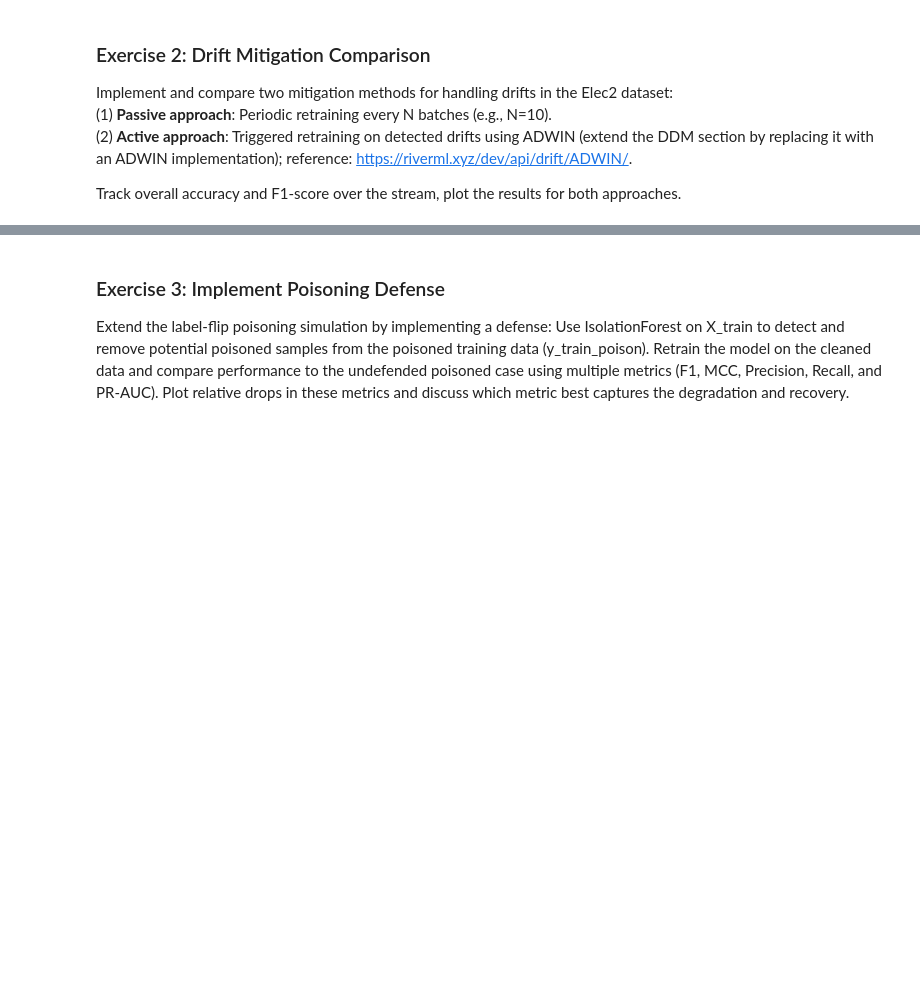
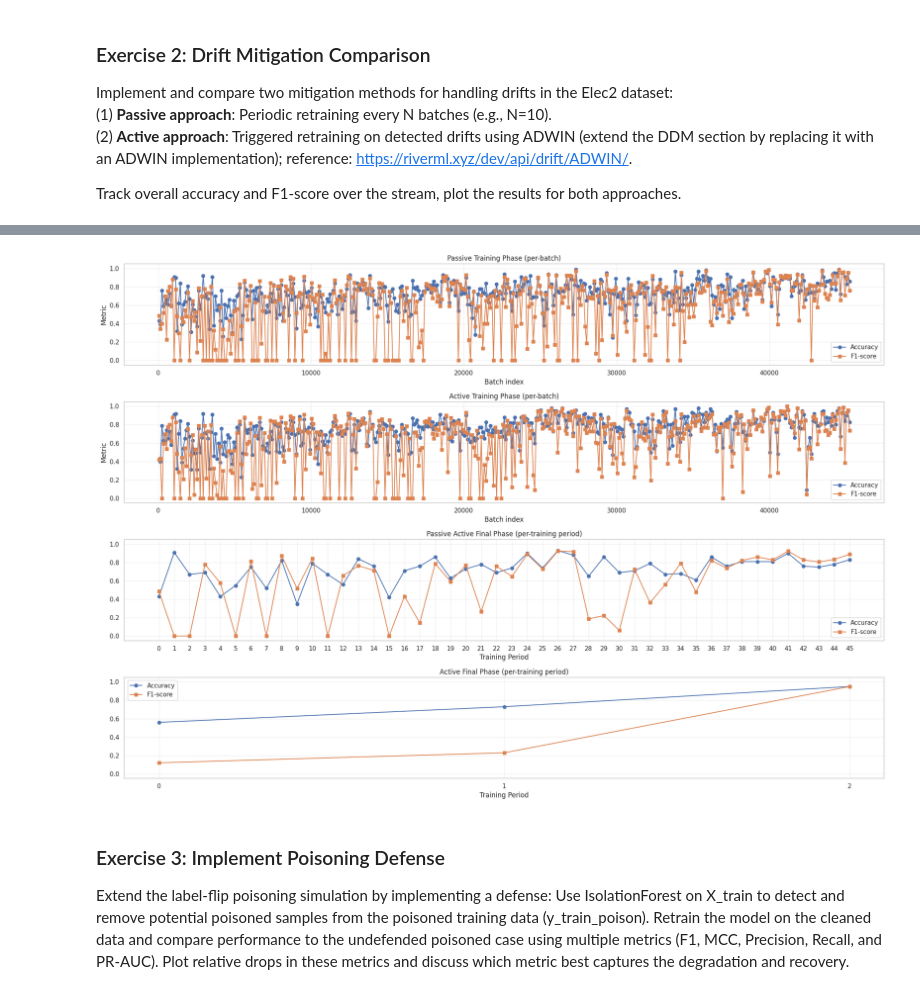
Before and after one commit to Affapple/ai_cyber_pratical_classes, a Jupyter notebook: src/08_anomaly/Anomaly_detection_drift.ipynb, the cells around one changed output, grey strips where cells are left out. Cells and saved outputs as stored; diff of their text form; code cells hidden in the pictures; blank space fills up the shorter version.

```diff
--- a/src/08_anomaly/Anomaly_detection_drift.ipynb
+++ b/src/08_anomaly/Anomaly_detection_drift.ipynb
@@ -582,7 +582,7 @@ else:
 
     # Parameters
     INITIAL_TRAIN_SIZE = 500
-    BATCH_SIZE = 100
+    batch_size = 100
     MIN_INSTANCES = 100  # Min samples before DDM stats stabilize
 
     # Initialize model and scaler
@@ -607,9 +607,9 @@ else:
 
     print('Starting prequential evaluation with DDM drift detection...')
 
-    for i in tqdm(range(INITIAL_TRAIN_SIZE, len(X_stream) - BATCH_SIZE, BATCH_SIZE)):
-        X_batch = X_stream[i:i+BATCH_SIZE]
-        y_batch = y_stream[i:i+BATCH_SIZE]
+    for i in tqdm(range(INITIAL_TRAIN_SIZE, len(X_stream) - batch_size, batch_size)):
+        X_batch = X_stream[i:i+batch_size]
+        y_batch = y_stream[i:i+batch_size]
         X_batch_scaled = scaler_online.transform(X_batch)
 
         # Predict and get error
@@ -617,7 +617,7 @@ else:
         batch_acc = accuracy_score(y_batch, y_pred)
         batch_error = 1 - batch_acc
         accuracies.append(batch_acc)
-        batch_indices.append(i + BATCH_SIZE // 2)
+        batch_indices.append(i + batch_size // 2)
 
         # Update DDM per instance (simulate stream)
         for error in (y_pred != y_batch):  # Per-sample error (1 or 0)
@@ -630,15 +630,15 @@ else:
                     p_min = p_current
                     s_min = s_current
                 if p_current + s_current >= p_min + 2 * s_min:
-                    warning_at.append(i + BATCH_SIZE // 2)
+                    warning_at.append(i + batch_size // 2)
                 if p_current + s_current >= p_min + 3 * s_min:
-                    drift_detected_at.append(i + BATCH_SIZE // 2)
+                    drift_detected_at.append(i + batch_size // 2)
 
                     # Retrain on recent window
                     retrain_window = 1000
                     retrain_start = max(0, i - retrain_window)
-                    X_retrain = scaler_online.fit_transform(X_stream[retrain_start:i+BATCH_SIZE])
-                    y_retrain = y_stream[retrain_start:i+BATCH_SIZE]
+                    X_retrain = scaler_online.fit_transform(X_stream[retrain_start:i+batch_size])
+                    y_retrain = y_stream[retrain_start:i+batch_size]
                     model = SGDClassifier(loss='log_loss', random_state=42, max_iter=10)
                     model.fit(X_retrain, y_retrain)
 
@@ -869,3 +1001,77 @@ Track overall accuracy and F1-score over the stream, plot the results for both a
+# %%
+import numpy as np
+import seaborn as sns
+import matplotlib.pyplot as plt
+
+## Passive
+train_x_passive = np.array(batch_indices_passive["training"])
+final_x_passive = np.array([range(len(accuracies_passive["final"]))])
+final_x_passive = final_x_passive.ravel()
+# accuracy
+train_acc_passive = np.array(accuracies_passive["training"])
+final_acc_passive = np.array(accuracies_passive["final"])
+# f1
+train_f1_passive = np.array(f1_scores_passive["training"])
+final_f1_passive = np.array(f1_scores_passive["final"])
+
+## Active
+train_x_active = np.array(batch_indices_active["training"])
+final_x_active = np.array([range(len(accuracies_active["final"]))])
+final_x_active = final_x_active.ravel()
+# accuracy
+train_acc_active = np.array(accuracies_active["training"])
+final_acc_active = np.array(accuracies_active["final"])
+# f1
+train_f1_active = np.array(f1_scores_active["training"])
+final_f1_active = np.array(f1_scores_active["final"])
+
+sns.set_theme(style="whitegrid")
+fig, axes = plt.subplots(4, 1, figsize=(20, 14), sharey=True)
+
+ax = axes[0]
+ax.plot(train_x_passive, train_acc_passive, label='Accuracy', color='C0', marker='o', linewidth=1.5)
+ax.plot(train_x_passive, train_f1_passive, label='F1-score', color='C1', marker='s', linewidth=1.5)
+ax.set_title('Passive Training Phase (per-batch)')
+ax.set_xlabel('Batch index')
+ax.set_ylabel('Metric')
+ax.legend()
+ax.grid(alpha=0.3)
+
+ax2 = axes[2]
+ax2.plot(final_x_passive, final_acc_passive, label='Accuracy', color='C0', marker='o', linewidth=1.5)
+ax2.plot(final_x_passive, final_f1_passive, label='F1-score', color='C1', marker='s', linewidth=1.5)
+ax2.set_xticks(final_x_passive)
+ax2.set_title('Passive Active Final Phase (per-training period)')
+ax2.set_xlabel('Training Period')
+ax2.legend()
+ax2.grid(alpha=0.3)
+
+ax = axes[1]
+ax.plot(train_x_active, train_acc_active, label='Accuracy', color='C0', marker='o', linewidth=1.5)
+ax.plot(train_x_active, train_f1_active, label='F1-score', color='C1', marker='s', linewidth=1.5)
+ax.set_title('Active Training Phase (per-batch)')
+ax.set_xlabel('Batch index')
+ax.set_ylabel('Metric')
+ax.legend()
+ax.grid(alpha=0.3)
+
+ax2 = axes[3]
+
+if len(final_x_active) != 0:
+    ax2.plot(final_x_active, final_acc_active, label='Accuracy', color='C0', marker='o', linewidth=1.5)
+    ax2.plot(final_x_active, final_f1_active, label='F1-score', color='C1', marker='s', linewidth=1.5)
+    ax2.set_xticks(final_x_active)
+    ax2.set_title('Active Final Phase (per-training period)')
+    ax2.set_xlabel('Training Period')
+    ax2.legend()
+    ax2.grid(alpha=0.3)
+else:
+    print("No drift detected in final_x_active")
+
+plt.tight_layout()
+plt.show()
+# %% [output]
+[figure, added]
 # %% [markdown]
 ### Exercise 3: Implement Poisoning Defense
 Extend the label-flip poisoning simulation by implementing a defense: Use IsolationForest on X_train to detect and remove potential poisoned samples from the poisoned training data (y_train_poison). Retrain the model on the cleaned data and compare performance to the undefended poisoned case using multiple metrics (F1, MCC, Precision, Recall, and PR-AUC). Plot relative drops in these metrics and discuss which metric best captures the degradation and recovery.
```
Also changed, not shown: parts of 9 cells of this notebook, 3 other files.
